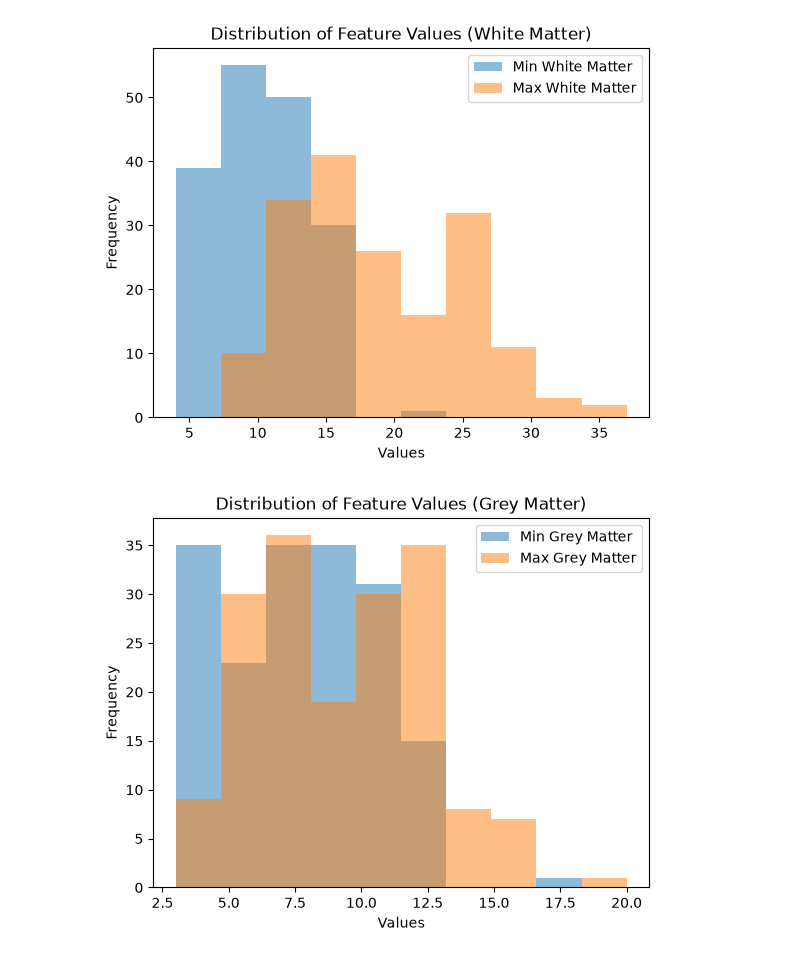
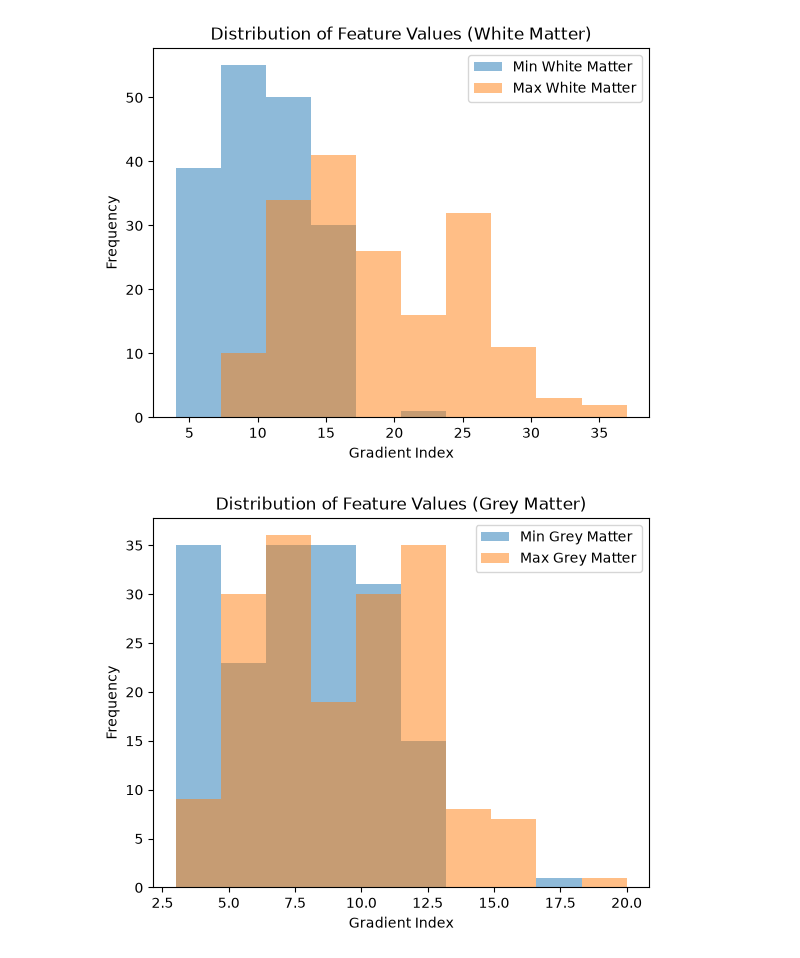
Before and after one commit to Erdos-Projects/fall-2026-autism, a Jupyter notebook: notebooks/feature_selection.ipynb, the cells around one changed output. Cells and saved outputs as stored; diff of their text form; code cells hidden in the pictures.

```diff
--- a/notebooks/feature_selection.ipynb
+++ b/notebooks/feature_selection.ipynb
@@ -41,19 +47,19 @@ for f in file:
 # %%
 plt.hist(mins_white, alpha=0.5, range=(min(mins_white), max(maxs_white)), label='Min White Matter')
 plt.hist(maxs_white, alpha=0.5, range=(min(mins_white), max(maxs_white)), label='Max White Matter')
-plt.xlabel('Values')
+plt.xlabel('Gradient Index')
 plt.ylabel('Frequency')
 plt.title('Distribution of Feature Values (White Matter)')
 plt.legend()
 plt.show()
 
 plt.hist(mins_grey, alpha=0.5, range=(min(mins_grey), max(maxs_grey)), label='Min Grey Matter')
 plt.hist(maxs_grey, alpha=0.5, range=(min(mins_grey), max(maxs_grey)), label='Max Grey Matter')
-plt.xlabel('Values')
+plt.xlabel('Gradient Index')
 plt.ylabel('Frequency')
 plt.title('Distribution of Feature Values (Grey Matter)')
 plt.legend()
 plt.show()
 # %% [output]
-[figure, old version]
+[figure, new version]
-[figure, old version]
+[figure, new version]
```
Also changed, not shown: parts of 4 cells of this notebook.
